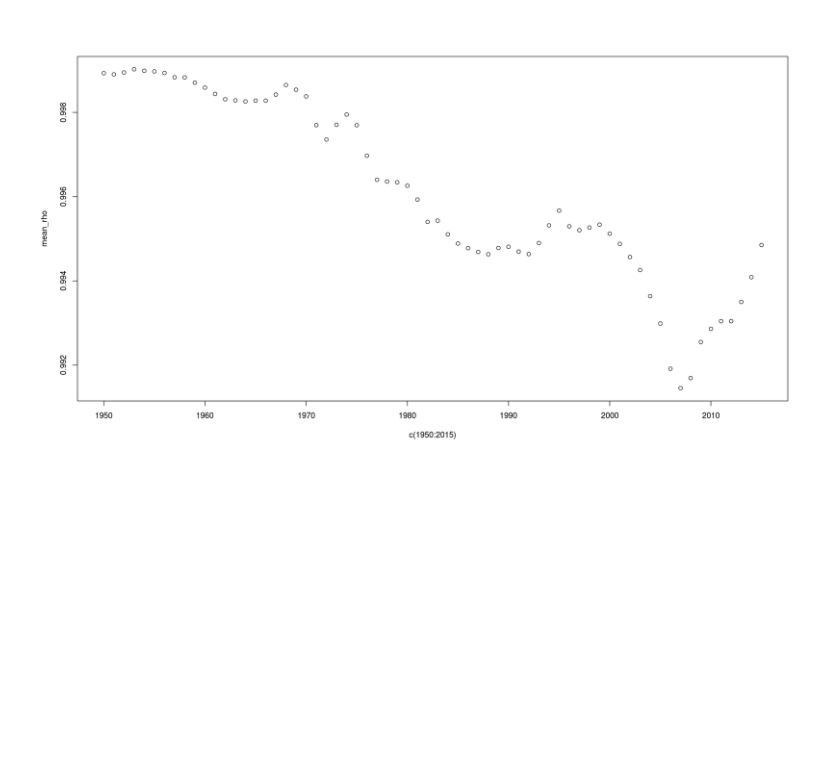
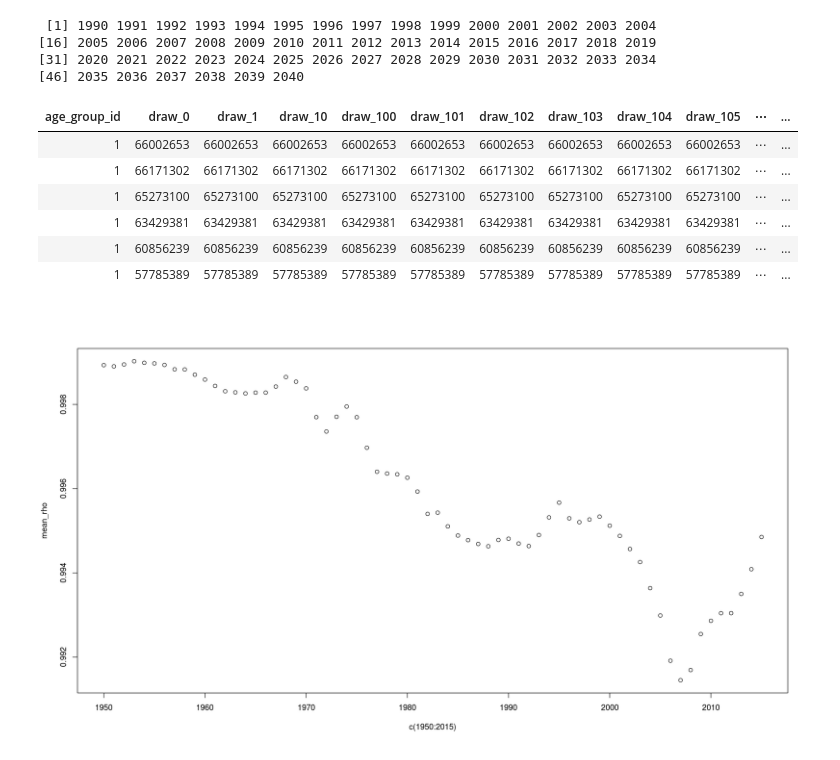
Before and after one commit to sadatnfs/copula, a Jupyter notebook: copula_sorting/education_tests/archive/testing_copula_on_edu_draws.ipynb, the cells around one changed output. Cells and saved outputs as stored; diff of their text form; code cells hidden in the pictures; blank space fills up the shorter version.

```diff
--- a/copula_sorting/education_tests/testing_copula_on_edu_draws.ipynb
+++ b/copula_sorting/education_tests/archive/testing_copula_on_edu_draws.ipynb
@@ -56,0 +57,2 @@ Loading required package: copula
+# %%
+pop <- fread('/ihme/forecasting/data/fbd_pop/best/agg/pop_draws_upload.csv')
@@ -57,3 +61,18 @@ Loading required package: copula
+# %%
+unique(pop[,year_id])
+head(pop)
+# %% [output]
+ [1] 1990 1991 1992 1993 1994 1995 1996 1997 1998 1999 2000 2001 2002 2003 2004
+[16] 2005 2006 2007 2008 2009 2010 2011 2012 2013 2014 2015 2016 2017 2018 2019
+[31] 2020 2021 2022 2023 2024 2025 2026 2027 2028 2029 2030 2031 2032 2033 2034
+[46] 2035 2036 2037 2038 2039 2040
+| age_group_id | draw_0 | draw_1 | draw_10 | draw_100 | draw_101 | draw_102 | draw_103 | draw_104 | draw_105 | ⋯ | ... |
+| 1 | 66002653 | 66002653 | 66002653 | 66002653 | 66002653 | 66002653 | 66002653 | 66002653 | 66002653 | ⋯ | ... |
+| 1 | 66171302 | 66171302 | 66171302 | 66171302 | 66171302 | 66171302 | 66171302 | 66171302 | 66171302 | ⋯ | ... |
+| 1 | 65273100 | 65273100 | 65273100 | 65273100 | 65273100 | 65273100 | 65273100 | 65273100 | 65273100 | ⋯ | ... |
+| 1 | 63429381 | 63429381 | 63429381 | 63429381 | 63429381 | 63429381 | 63429381 | 63429381 | 63429381 | ⋯ | ... |
+| 1 | 60856239 | 60856239 | 60856239 | 60856239 | 60856239 | 60856239 | 60856239 | 60856239 | 60856239 | ⋯ | ... |
+| 1 | 57785389 | 57785389 | 57785389 | 57785389 | 57785389 | 57785389 | 57785389 | 57785389 | 57785389 | ⋯ | ... |
 # %%
 set.seed(123)
 draws <- read.csv(paste0(os,"/WORK/01_covariates/02_inputs/education/update_2017/data/output_data/20161121_GBD2016prelim_95+_raked_2/gpr_draws_country_year_collapsed.csv"))
```
Also changed, not shown: parts of 2 cells of this notebook, 6 other files.
